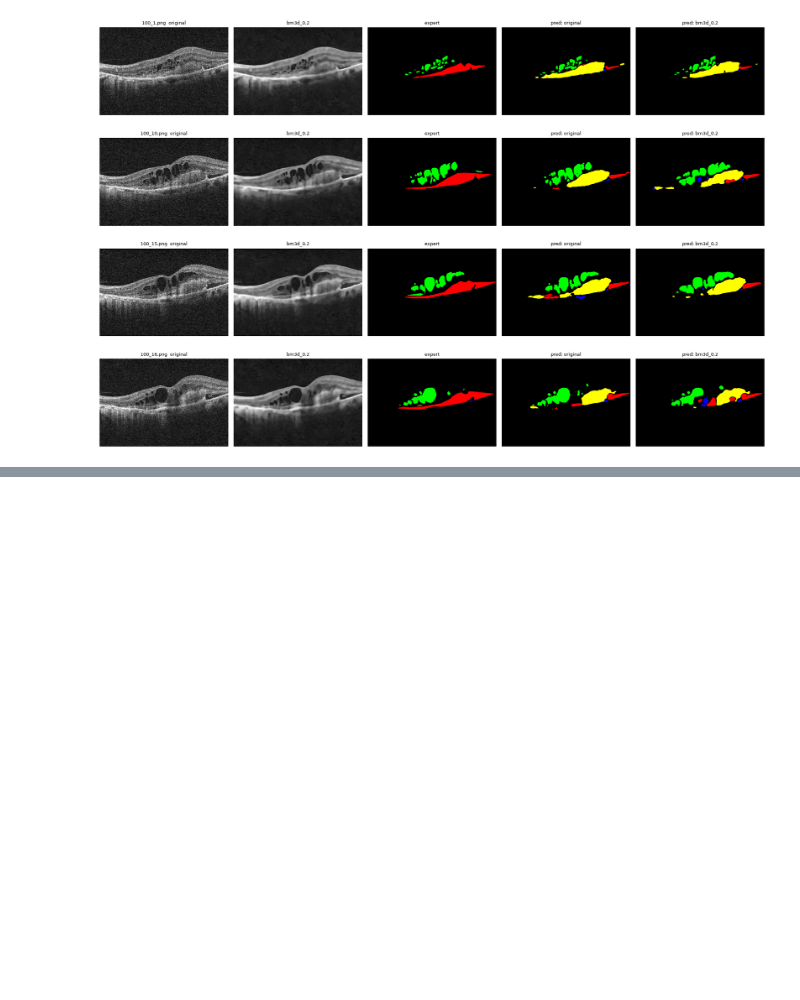
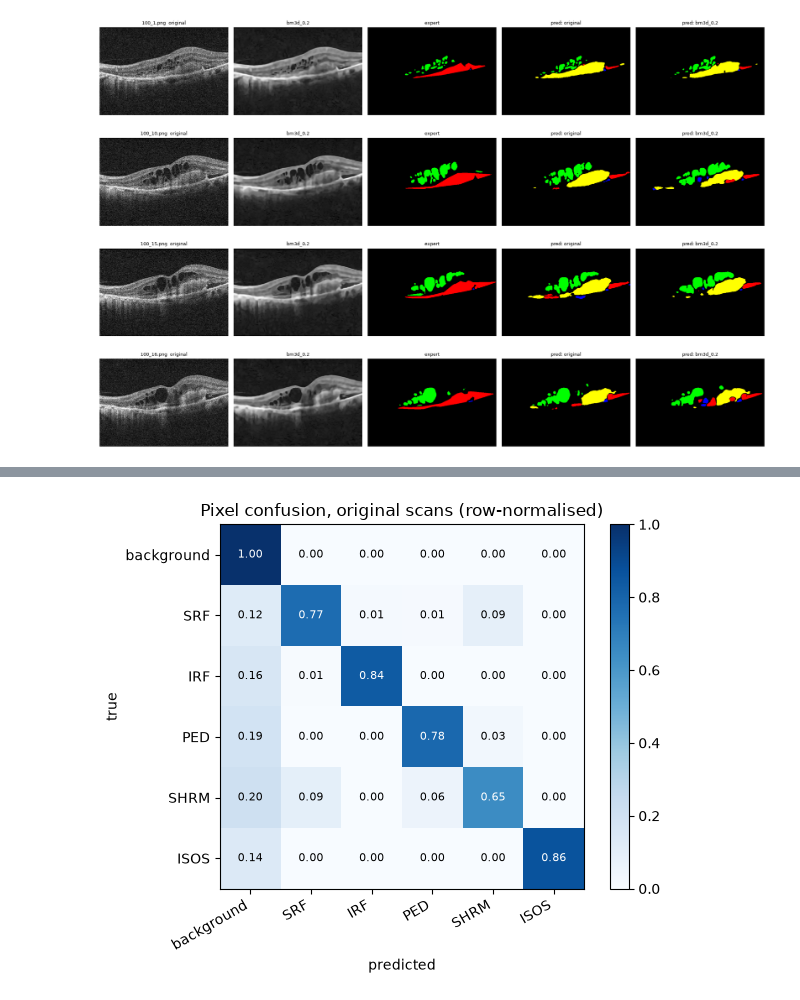
Before and after one commit to Atharvax16/fidelity-paradox, a Jupyter notebook: AMD-SD/_analysis/segment_amd_sd.ipynb, the cells around one changed output, grey strips where cells are left out. Saved outputs shown, nothing was run; the diff lists cells and outputs as text; code cells hidden in the pictures; blank space fills up the shorter version.

```diff
--- a/AMD-SD/_analysis/segment_amd_sd.ipynb
+++ b/AMD-SD/_analysis/segment_amd_sd.ipynb
@@ -674,0 +666,27 @@ if len(COND_ORDER) > 1:
+# %%
+rows = []
+for j, i in enumerate(idx_val):
+    gt, pr = masks[i], val_pred[j]
+    any_lesion_pred = np.isin(pr, LESION_IDS)
+    for c in LESIONS:
+        k = CLASSES.index(c)
+        comp, n = ndimage.label(gt == k, STRUCT)
+        for q in range(1, n + 1):
+            les = comp == q
+            area = int(les.sum())
+            if area < MIN_LESION_PX:
+                continue
+            labels_inside = pr[les]
+            counts = np.bincount(labels_inside, minlength=len(CLASSES))
+            rows.append({"class": c, "area_px": area,
+                         "right_class": counts[k] / area >= 0.10,
+                         "any_lesion": any_lesion_pred[les].mean() >= 0.10,
+                         "mostly_predicted_as": CLASSES[int(counts.argmax())]})
+conf = pd.DataFrame(rows)
+conf["size_bin"] = pd.cut(conf["area_px"], BINS, labels=BIN_LABELS, right=False)
+
+t = conf.groupby("size_bin", observed=False)[["right_class", "any_lesion"]].mean()
+t["found but wrong class"] = t["any_lesion"] - t["right_class"]
+t["n"] = conf.groupby("size_bin", observed=False).size()
+print("Original validation scans, all classes")
+t.round(3)
@@ -674,0 +729,19 @@ if len(COND_ORDER) > 1:
+# %%
+# Pixel-level confusion on original validation scans (ignore pixels excluded)
+gt_all, pr_all = masks[idx_val].ravel(), val_pred.ravel()
+keep = gt_all != IGNORE
+cm = pd.crosstab(pd.Series(gt_all[keep], name="true").map(dict(enumerate(CLASSES))),
+                 pd.Series(pr_all[keep], name="predicted").map(dict(enumerate(CLASSES))), normalize="index")
+cm = cm.reindex(index=CLASSES, columns=CLASSES, fill_value=0)
+fig, ax = plt.subplots(figsize=(6.5, 5))
+im = ax.imshow(cm.values, cmap="Blues", vmin=0, vmax=1)
+ax.set_xticks(range(len(CLASSES))); ax.set_xticklabels(CLASSES, rotation=30, ha="right")
+ax.set_yticks(range(len(CLASSES))); ax.set_yticklabels(CLASSES)
+for r in range(len(CLASSES)):
+    for c in range(len(CLASSES)):
+        ax.text(c, r, f"{cm.values[r, c]:.2f}", ha="center", va="center", fontsize=8,
+                color="white" if cm.values[r, c] > 0.5 else "black")
+ax.set_xlabel("predicted"); ax.set_ylabel("true"); ax.set_title("Pixel confusion, original scans (row-normalised)")
+plt.colorbar(im); plt.tight_layout(); plt.savefig(EVAL / "confusion_original.png", dpi=150); plt.show()
+# %% [output]
+[figure, added]
```
Also changed, not shown: parts of 12 cells of this notebook, 3 other files.
